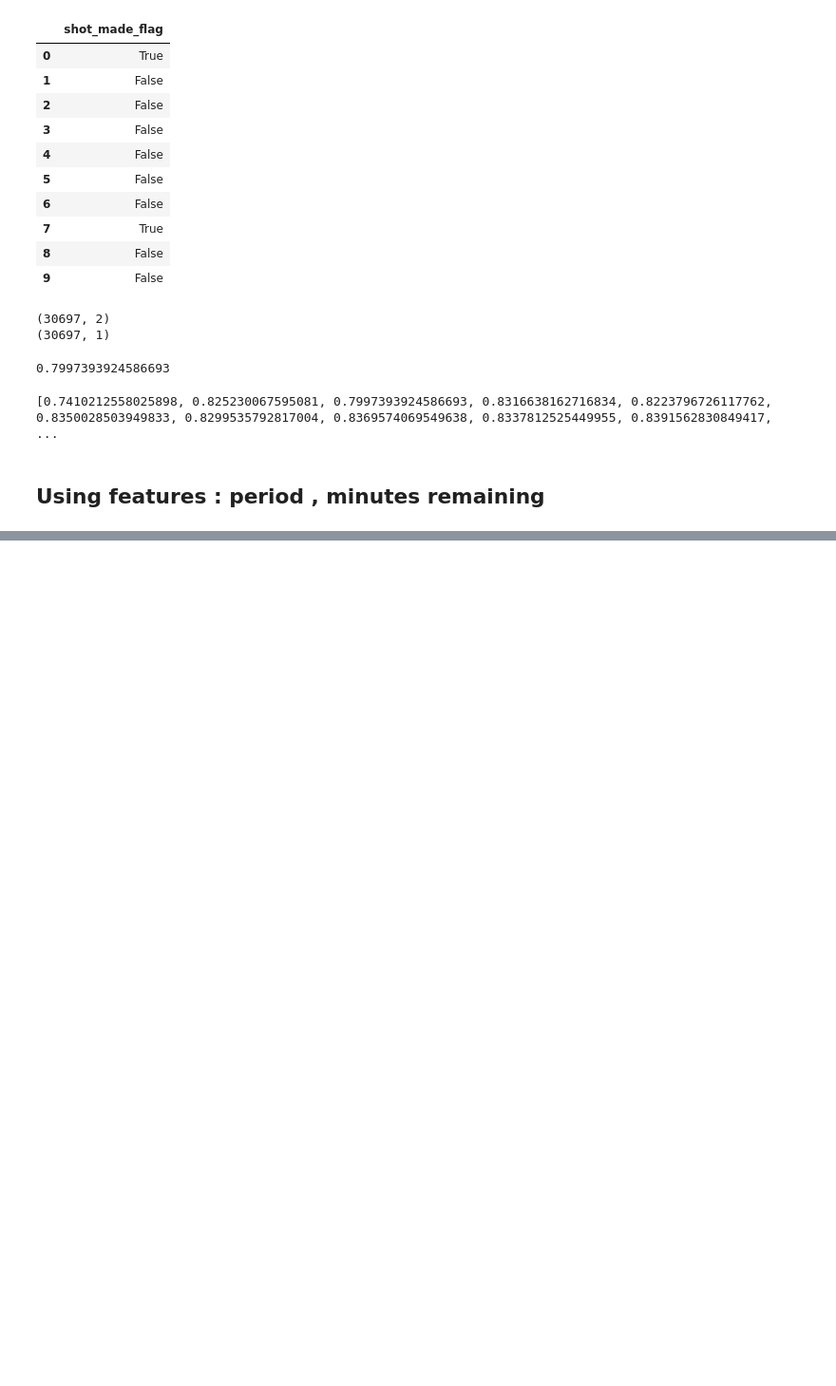
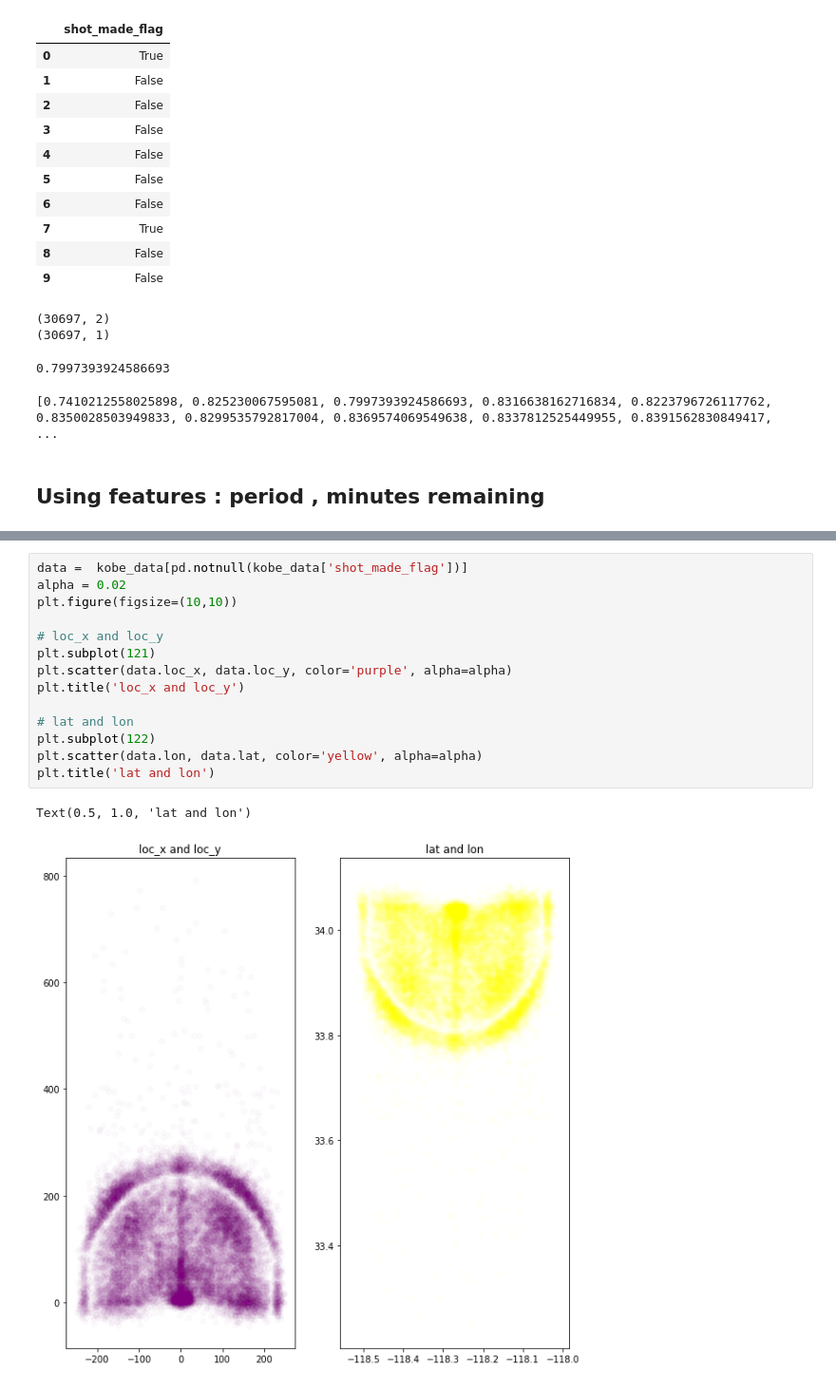
Before and after one commit to johntahod/KobeBryant_ShotSelection, a Jupyter notebook: KNN_Kobe/KobeKNN_Demo00.ipynb, the cells around one changed output, grey strips where cells are left out. Shown: that part at 95% size. Cells and saved outputs as stored; diff of their text form; blank space fills up the shorter version.

Commit message:
adding graph for locX,locY as lon/lat

```diff
--- a/KNN_Kobe/KobeKNN_Demo00.ipynb
+++ b/KNN_Kobe/KobeKNN_Demo00.ipynb
@@ -433,0 +358,17 @@ feature_cols = ['loc_x','loc_y']
+# %%
+data =  kobe_data[pd.notnull(kobe_data['shot_made_flag'])]
+alpha = 0.02
+plt.figure(figsize=(10,10))
+
+# loc_x and loc_y
+plt.subplot(121)
+plt.scatter(data.loc_x, data.loc_y, color='purple', alpha=alpha)
+plt.title('loc_x and loc_y')
+
+# lat and lon
+plt.subplot(122)
+plt.scatter(data.lon, data.lat, color='yellow', alpha=alpha)
+plt.title('lat and lon')
+# %% [output]
+Text(0.5, 1.0, 'lat and lon')
+[figure, added]
```
Also changed, not shown: parts of 9 cells of this notebook.
